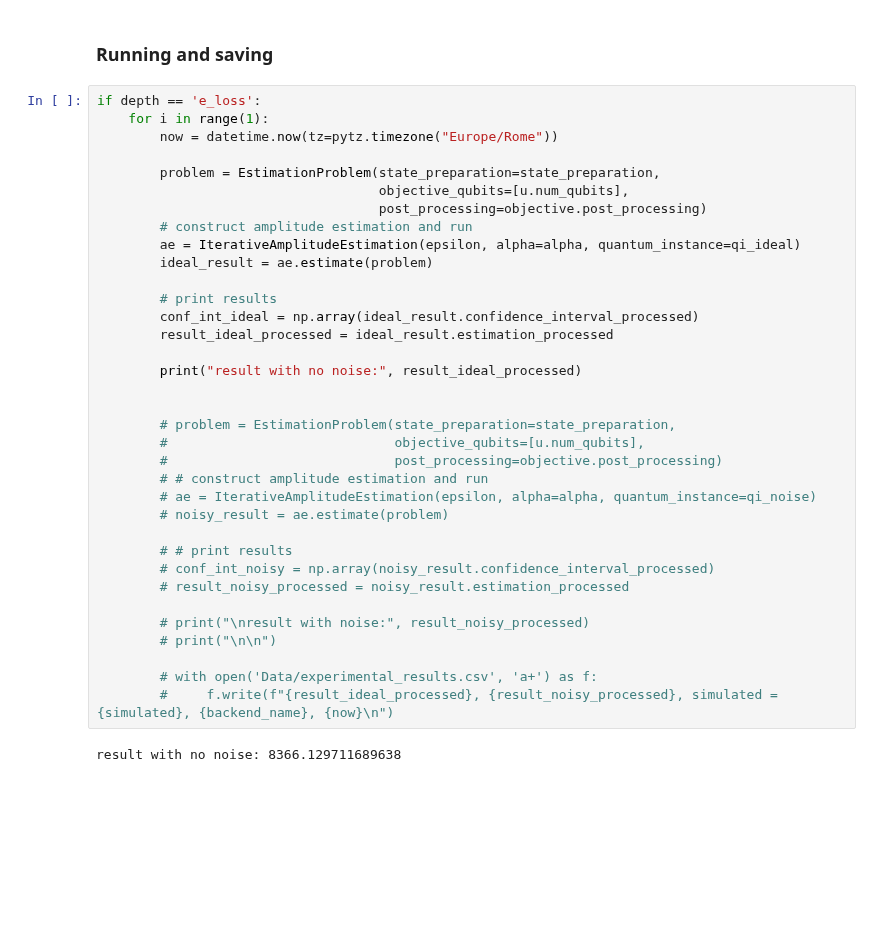
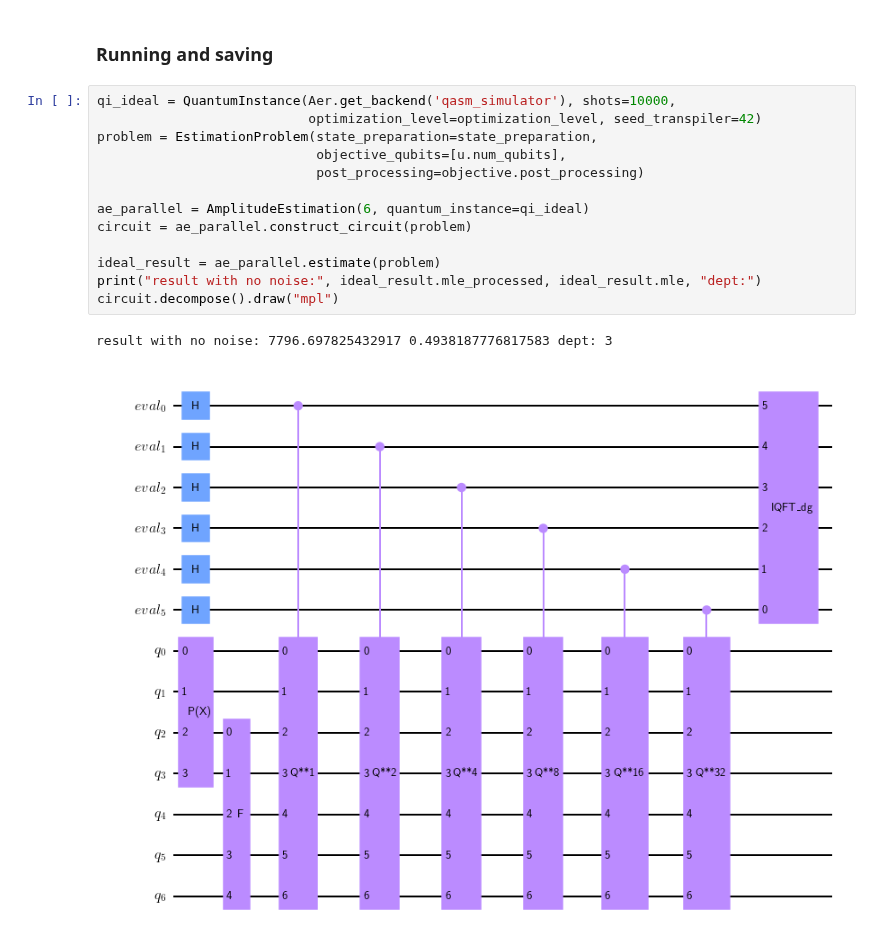
Before and after one commit to Eagle-quantum/QVaR, a Jupyter notebook: parallel_CRA_attempt.ipynb, the cells around one changed output. Drawn from its saved outputs; the diff is of its cells as text; blank space fills up the shorter version.

Commit message:
working parallel qae

```diff
--- a/parallel_CRA_attempt.ipynb
+++ b/parallel_CRA_attempt.ipynb
@@ -320,40 +281,19 @@ else:
                            noise_model=noise_model, coupling_map=coupling_map, basis_gates=basis_gates)
 # %% [markdown]
 ### Running and saving
-# %%
-if depth == 'e_loss':
-    for i in range(1):
-        now = datetime.now(tz=pytz.timezone("Europe/Rome"))
-
-        problem = EstimationProblem(state_preparation=state_preparation,
-                                    objective_qubits=[u.num_qubits],
-                                    post_processing=objective.post_processing)
-        # construct amplitude estimation and run
-        ae = IterativeAmplitudeEstimation(epsilon, alpha=alpha, quantum_instance=qi_ideal)
-        ideal_result = ae.estimate(problem)
-
-        # print results
-        conf_int_ideal = np.array(ideal_result.confidence_interval_processed)
-        result_ideal_processed = ideal_result.estimation_processed
-
-        print("result with no noise:", result_ideal_processed)
-
-
-        # problem = EstimationProblem(state_preparation=state_preparation,
-        #                             objective_qubits=[u.num_qubits],
-        #                             post_processing=objective.post_processing)
-        # # construct amplitude estimation and run
-        # ae = IterativeAmplitudeEstimation(epsilon, alpha=alpha, quantum_instance=qi_noise)
-        # noisy_result = ae.estimate(problem)
-
-        # # print results
-        # conf_int_noisy = np.array(noisy_result.confidence_interval_processed)
-        # result_noisy_processed = noisy_result.estimation_processed
-
-        # print("\nresult with noise:", result_noisy_processed)
-        # print("\n\n")
-
-        # with open('Data/experimental_results.csv', 'a+') as f:
-        #     f.write(f"{result_ideal_processed}, {result_noisy_processed}, simulated = {simulated}, {backend_name}, {now}\n")
-# %% [output]
-result with no noise: 8366.129711689638
+# %%
+qi_ideal = QuantumInstance(Aer.get_backend('qasm_simulator'), shots=10000,
+                           optimization_level=optimization_level, seed_transpiler=42)
+problem = EstimationProblem(state_preparation=state_preparation,
+                            objective_qubits=[u.num_qubits],
+                            post_processing=objective.post_processing)
+
+ae_parallel = AmplitudeEstimation(6, quantum_instance=qi_ideal)
+circuit = ae_parallel.construct_circuit(problem)
+
+ideal_result = ae_parallel.estimate(problem)
+print("result with no noise:", ideal_result.mle_processed, ideal_result.mle, "dept:")
+circuit.decompose().draw("mpl")
+# %% [output]
+result with no noise: 7796.697825432917 0.4938187776817583 dept: 3
+[figure, added]
```
Also changed, not shown: parts of 19 cells of this notebook.
